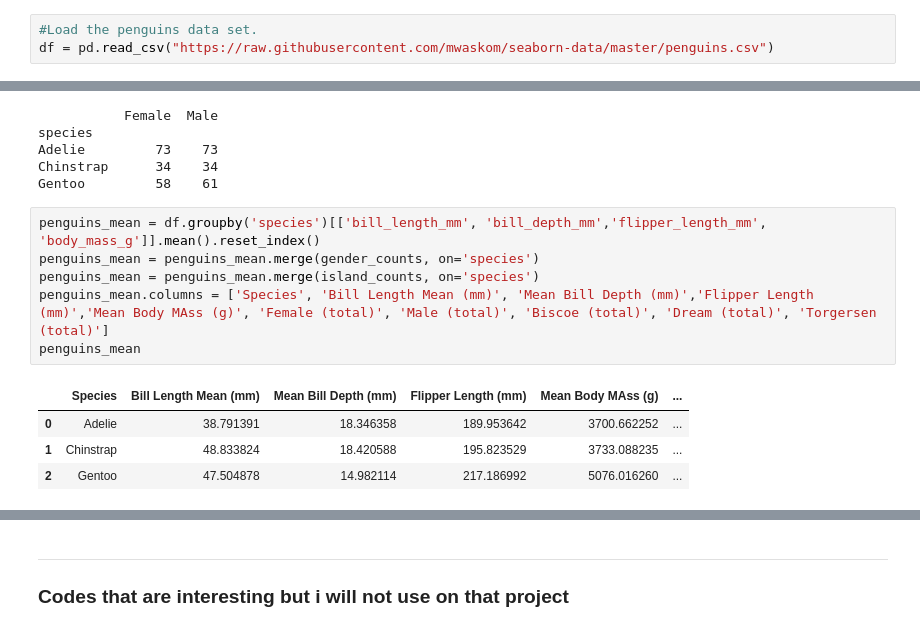
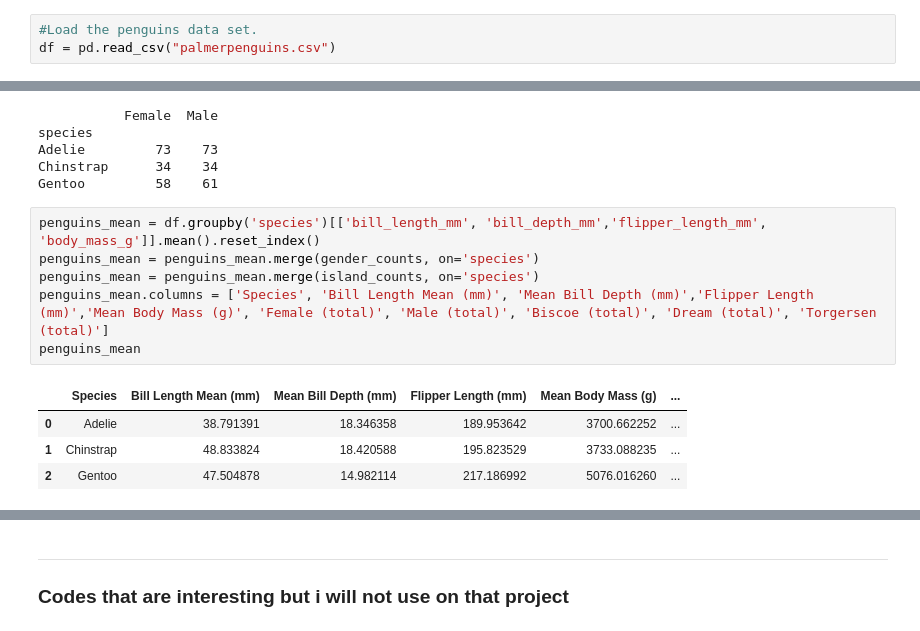
Before and after one commit to gusgoes/weekly-tasks, a Jupyter notebook: penguins.ipynb, the cells around one changed output, grey strips where cells are left out. Drawn from its saved outputs; the diff is of its cells as text.

```diff
--- a/penguins.ipynb
+++ b/penguins.ipynb
@@ -34,7 +34,7 @@ C:\Users\gusgo\AppData\Local\Packages\PythonSoftwareFoundation.Python.3.12_qbz5n
 Load the palmer penguins dara set from a URL
 # %%
 #Load the penguins data set.
-df = pd.read_csv("https://raw.githubusercontent.com/mwaskom/seaborn-data/master/penguins.csv")
+df = pd.read_csv("palmerpenguins.csv")
 # %% [markdown]
 The data is now loaded and we can inspect it.
 # %%
@@ -131,11 +124,11 @@ Gentoo         58    61
 # %%
 penguins_mean = df.groupby('species')[['bill_length_mm', 'bill_depth_mm','flipper_length_mm', 'body_mass_g']].mean().reset_index()
 penguins_mean = penguins_mean.merge(gender_counts, on='species')
 penguins_mean = penguins_mean.merge(island_counts, on='species')
-penguins_mean.columns = ['Species', 'Bill Length Mean (mm)', 'Mean Bill Depth (mm)','Flipper Length (mm)','Mean Body MAss (g)', 'Female (total)', 'Male (total)', 'Biscoe (total)', 'Dream (total)', 'Torgersen (total)']
+penguins_mean.columns = ['Species', 'Bill Length Mean (mm)', 'Mean Bill Depth (mm)','Flipper Length (mm)','Mean Body Mass (g)', 'Female (total)', 'Male (total)', 'Biscoe (total)', 'Dream (total)', 'Torgersen (total)']
 penguins_mean
 # %% [output]
-|  | Species | Bill Length Mean (mm) | Mean Bill Depth (mm) | Flipper Length (mm) | Mean Body MAss (g) | ... |
+|  | Species | Bill Length Mean (mm) | Mean Bill Depth (mm) | Flipper Length (mm) | Mean Body Mass (g) | ... |
 | 0 | Adelie | 38.791391 | 18.346358 | 189.953642 | 3700.662252 | ... |
 | 1 | Chinstrap | 48.833824 | 18.420588 | 195.823529 | 3733.088235 | ... |
 | 2 | Gentoo | 47.504878 | 14.982114 | 217.186992 | 5076.016260 | ... |
```
Also changed, not shown: parts of 12 cells of this notebook, 4 other files.
